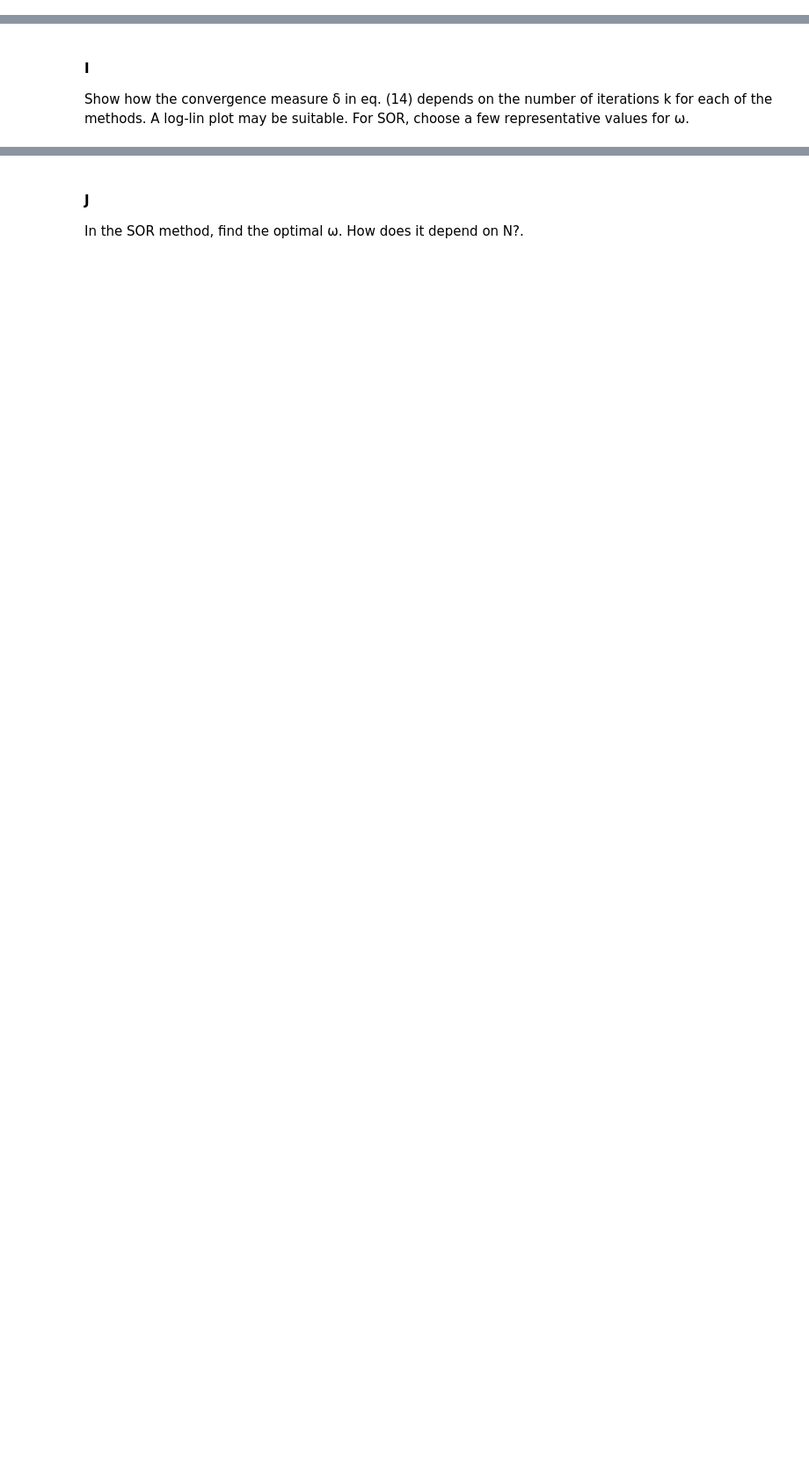
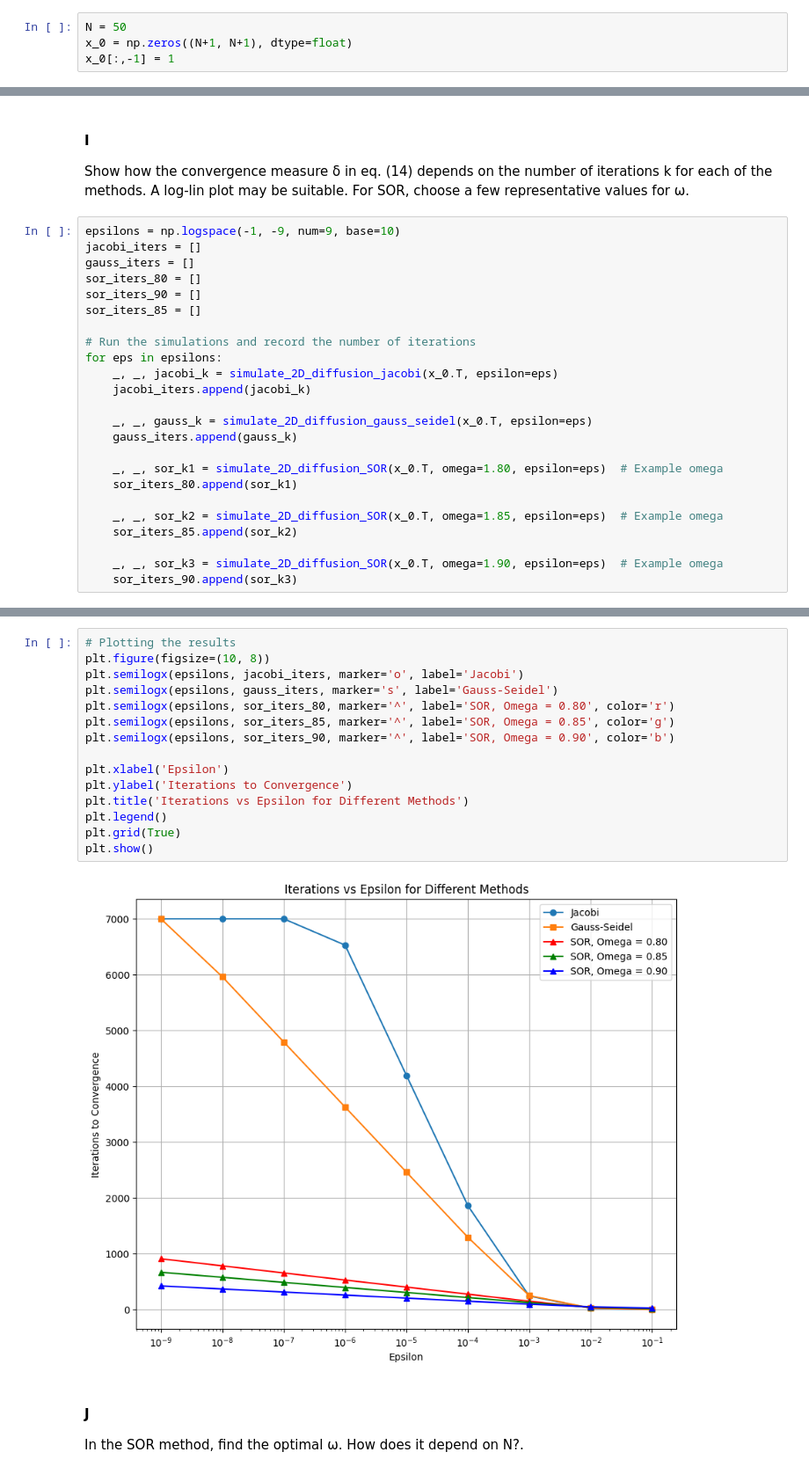
Before and after one commit to shreyaraghavendra/scientific-computing-group2, a Jupyter notebook: set1.ipynb, the cells around one changed output, grey strips where cells are left out. Shown: that part at 88% size. Saved outputs shown, nothing was run; the diff lists cells and outputs as text; blank space fills up the shorter version.

```diff
--- a/set1.ipynb
+++ b/set1.ipynb
@@ -489,5 +490,9 @@ Convergence reached at 277 iterations
 # %% [markdown]
 #### H
 Implement the Jacobi iteration, the Gauss-Seidel method and SOR. Try N = 50. Test the methods by comparing the result to the analytical result in eq. (5), i.e. the linear dependence of the concentration on y.
+# %%
+N = 50
+x_0 = np.zeros((N+1, N+1), dtype=float)
+x_0[:,-1] = 1
 # %%
 y = np.arange(0, L+dx, dx)
@@ -513,3 +521,27 @@ plt.show()
 # %% [markdown]
 #### I
 Show how the convergence measure δ in eq. (14) depends on the number of iterations k for each of the methods. A log-lin plot may be suitable. For SOR, choose a few representative values for ω.
+# %%
+epsilons = np.logspace(-1, -9, num=9, base=10)
+jacobi_iters = []
+gauss_iters = []
+sor_iters_80 = []
+sor_iters_90 = []
+sor_iters_85 = []
+
+# Run the simulations and record the number of iterations
+for eps in epsilons:
+    _, _, jacobi_k = simulate_2D_diffusion_jacobi(x_0.T, epsilon=eps)
+    jacobi_iters.append(jacobi_k)
+
+    _, _, gauss_k = simulate_2D_diffusion_gauss_seidel(x_0.T, epsilon=eps)
+    gauss_iters.append(gauss_k)
+
+    _, _, sor_k1 = simulate_2D_diffusion_SOR(x_0.T, omega=1.80, epsilon=eps)  # Example omega
+    sor_iters_80.append(sor_k1)
+
+    _, _, sor_k2 = simulate_2D_diffusion_SOR(x_0.T, omega=1.85, epsilon=eps)  # Example omega
+    sor_iters_85.append(sor_k2)
+
+    _, _, sor_k3 = simulate_2D_diffusion_SOR(x_0.T, omega=1.90, epsilon=eps)  # Example omega
+    sor_iters_90.append(sor_k3)
@@ -516,3 +566,20 @@ Show how the convergence measure δ in eq. (14) depends on the number of iterati
+# %%
+# Plotting the results
+plt.figure(figsize=(10, 8))
+plt.semilogx(epsilons, jacobi_iters, marker='o', label='Jacobi')
+plt.semilogx(epsilons, gauss_iters, marker='s', label='Gauss-Seidel')
+plt.semilogx(epsilons, sor_iters_80, marker='^', label='SOR, Omega = 0.80', color='r')
+plt.semilogx(epsilons, sor_iters_85, marker='^', label='SOR, Omega = 0.85', color='g')
+plt.semilogx(epsilons, sor_iters_90, marker='^', label='SOR, Omega = 0.90', color='b')
+
+plt.xlabel('Epsilon')
+plt.ylabel('Iterations to Convergence')
+plt.title('Iterations vs Epsilon for Different Methods')
+plt.legend()
+plt.grid(True)
+plt.show()
+# %% [output]
+[figure, added]
 # %% [markdown]
 #### J
 In the SOR method, find the optimal ω. How does it depend on N?.
```
Also changed, not shown: parts of 11 cells of this notebook.
